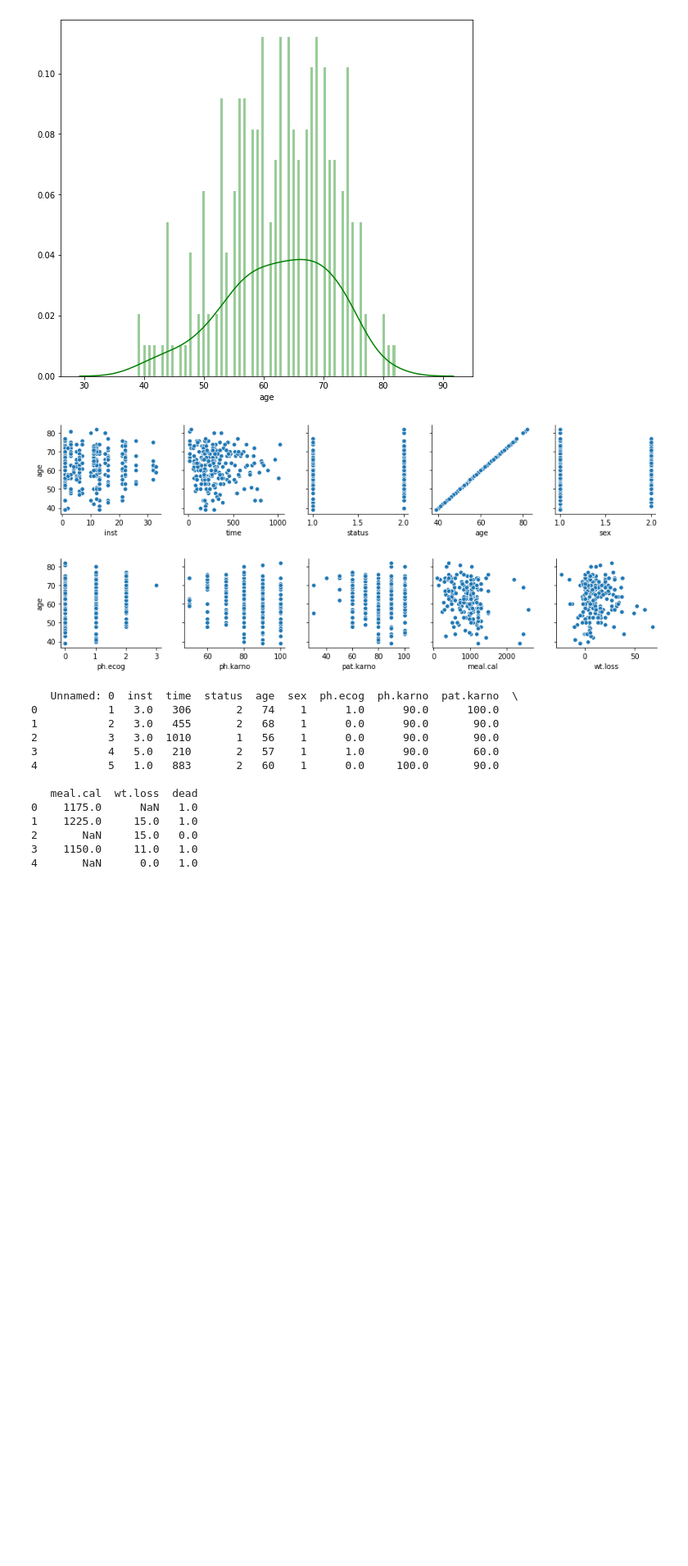
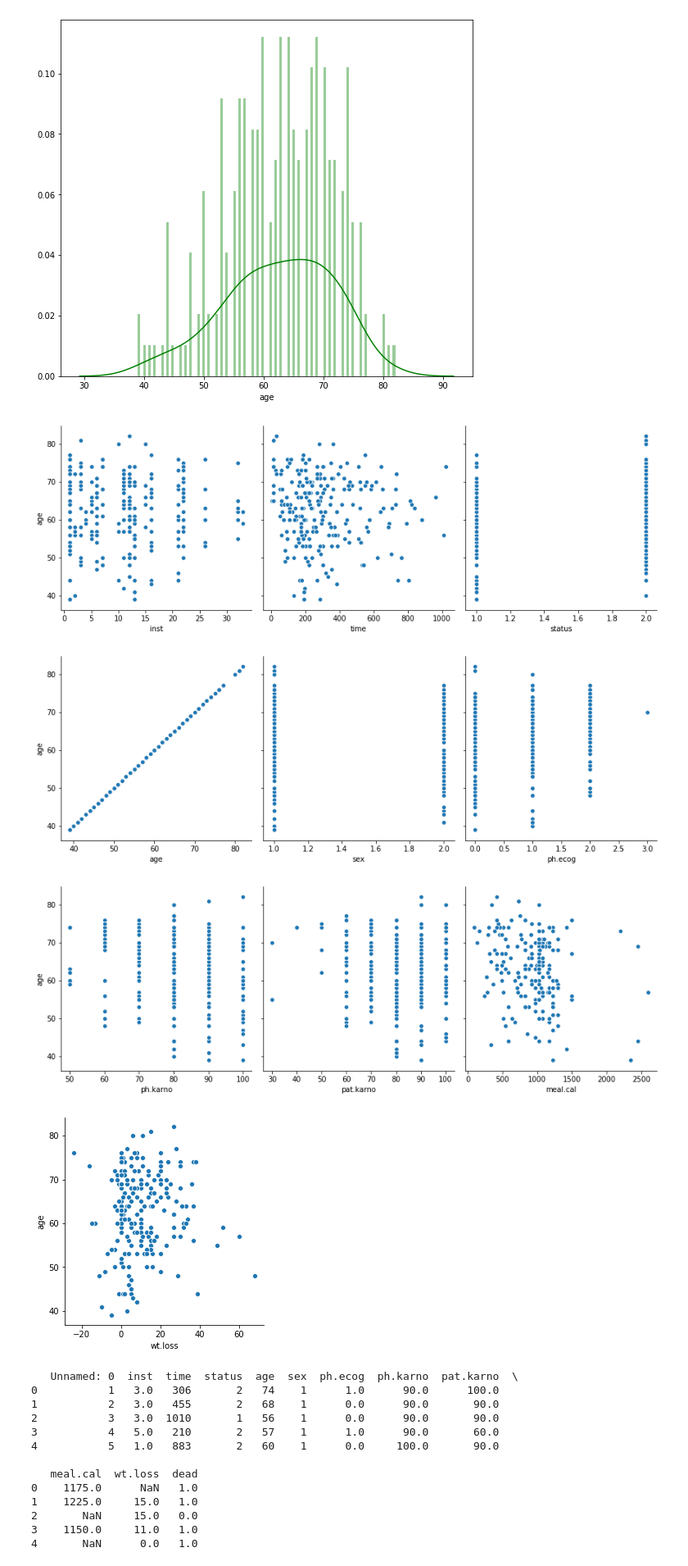
Before and after one commit to pzeb23/SurvivalAnalysisPython, a Jupyter notebook: SurvivalAnalysisPython.ipynb, the cells around one changed output. Shown at 82% size. Cells and saved outputs as stored; diff of their text form; code cells hidden in the pictures; blank space fills up the shorter version.

```diff
--- a/SurvivalAnalysisPython.ipynb
+++ b/SurvivalAnalysisPython.ipynb
@@ -71,13 +96,16 @@ max       82.000000
 Name: age, dtype: float64
 [figure]
 # %%
-for i in range(1, len(df_num.columns), 5):
+for i in range(1, len(df_num.columns), 3):
     sns.pairplot(data=df_num,
-                x_vars=df_num.columns[i:i+5],
-                y_vars=['age'])
+                x_vars=df_num.columns[i:i+3],
+                y_vars=['age'],
+                height = 4)
 # %% [output]
-[figure, old version]
+[figure, new version]
-[figure, old version]
+[figure, new version]
+[figure, added]
+[figure, added]
 # %%
 kmf = KaplanMeierFitter()
 # %%
```
Also changed, not shown: parts of 14 cells of this notebook.
